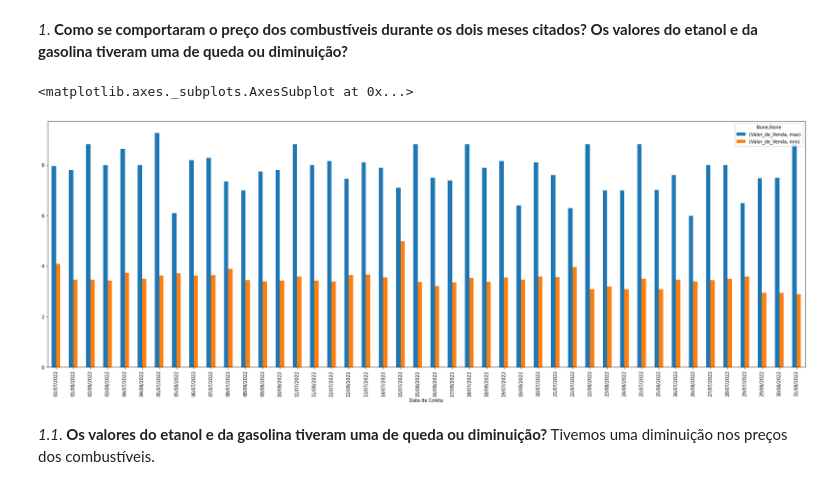
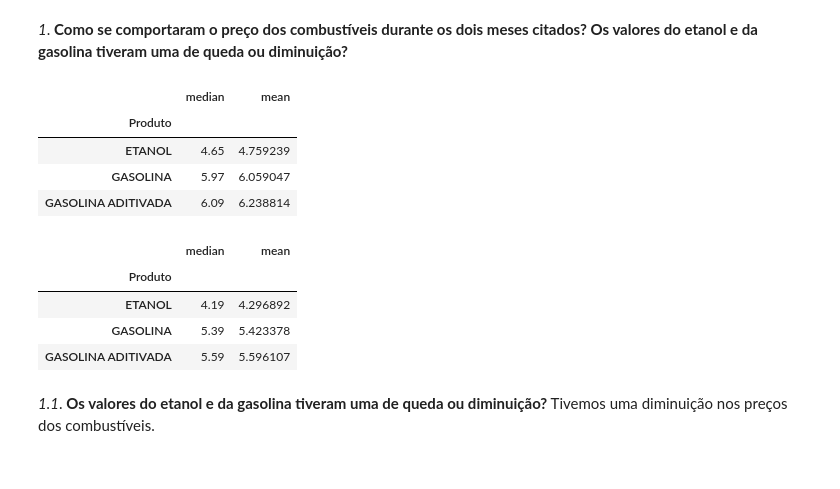
Before and after one commit to gustavovarella/Projeto_m4, a Jupyter notebook: PROJETO_M4.ipynb, the cells around one changed output. Saved outputs shown, nothing was run; the diff lists cells and outputs as text; code cells hidden in the pictures.

```diff
--- a/PROJETO_M4.ipynb
+++ b/PROJETO_M4.ipynb
@@ -350,12 +350,26 @@ da gasolina tiveram uma de queda ou diminuição?
 * 10. Há alguma correlação entre o valor do combustível (gasolina e etanol) e a bandeira que vende ele?
 # %% [markdown]
 *1*. **Como se comportaram o preço dos combustíveis durante os dois meses citados? Os valores do etanol e da gasolina tiveram uma de queda ou diminuição?**
-# %%
-df_comportamento = df_completo
-df_comportamento.groupby(['Data da Coleta'])['Valor_de_Venda',].agg(['max','min']).plot(kind='bar', figsize=(30,10))
-# %% [output]
-<matplotlib.axes._subplots.AxesSubplot at 0x...>
-[figure, removed]
+# %%
+df_julho['Valor_de_Venda'] = df_julho['Valor_de_Venda'].str.replace(',', '.')
+df_julho['Valor_de_Venda']= df_julho['Valor_de_Venda'].astype(float)
+df_julho.groupby(['Produto'])['Valor_de_Venda'].agg(['mean'])
+# %% [output]
+|  | median | mean |
+| Produto |  |  |
+| ETANOL | 4.65 | 4.759239 |
+| GASOLINA | 5.97 | 6.059047 |
+| GASOLINA ADITIVADA | 6.09 | 6.238814 |
+# %%
+df_agosto['Valor_de_Venda'] = df_agosto['Valor_de_Venda'].str.replace(',', '.')
+df_agosto['Valor_de_Venda']= df_agosto['Valor_de_Venda'].astype(float)
+df_agosto.groupby(['Produto'])['Valor_de_Venda'].agg(['mean'])
+# %% [output]
+|  | median | mean |
+| Produto |  |  |
+| ETANOL | 4.19 | 4.296892 |
+| GASOLINA | 5.39 | 5.423378 |
+| GASOLINA ADITIVADA | 5.59 | 5.596107 |
 # %% [markdown]
 *1.1*. **Os valores do etanol e da gasolina tiveram uma de queda ou diminuição?**
 Tivemos uma diminuição nos preços dos combustíveis.
```
